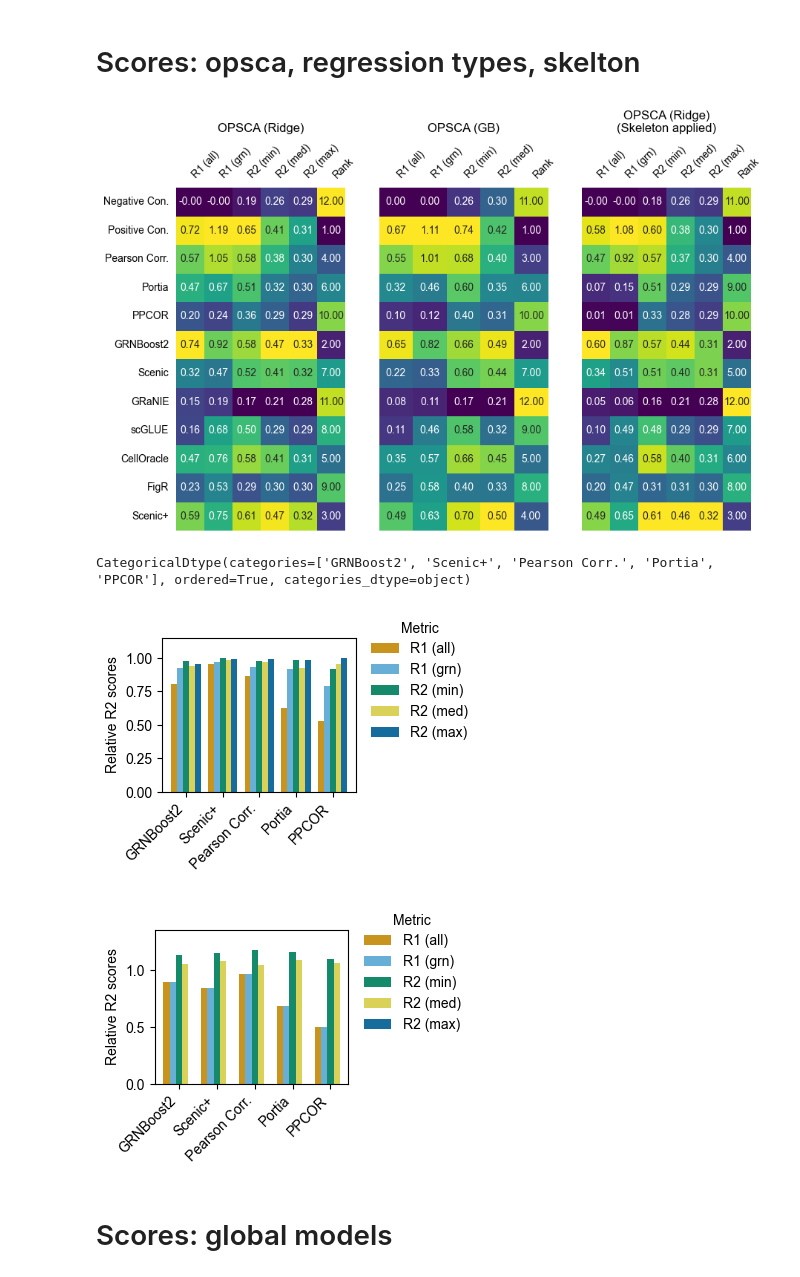
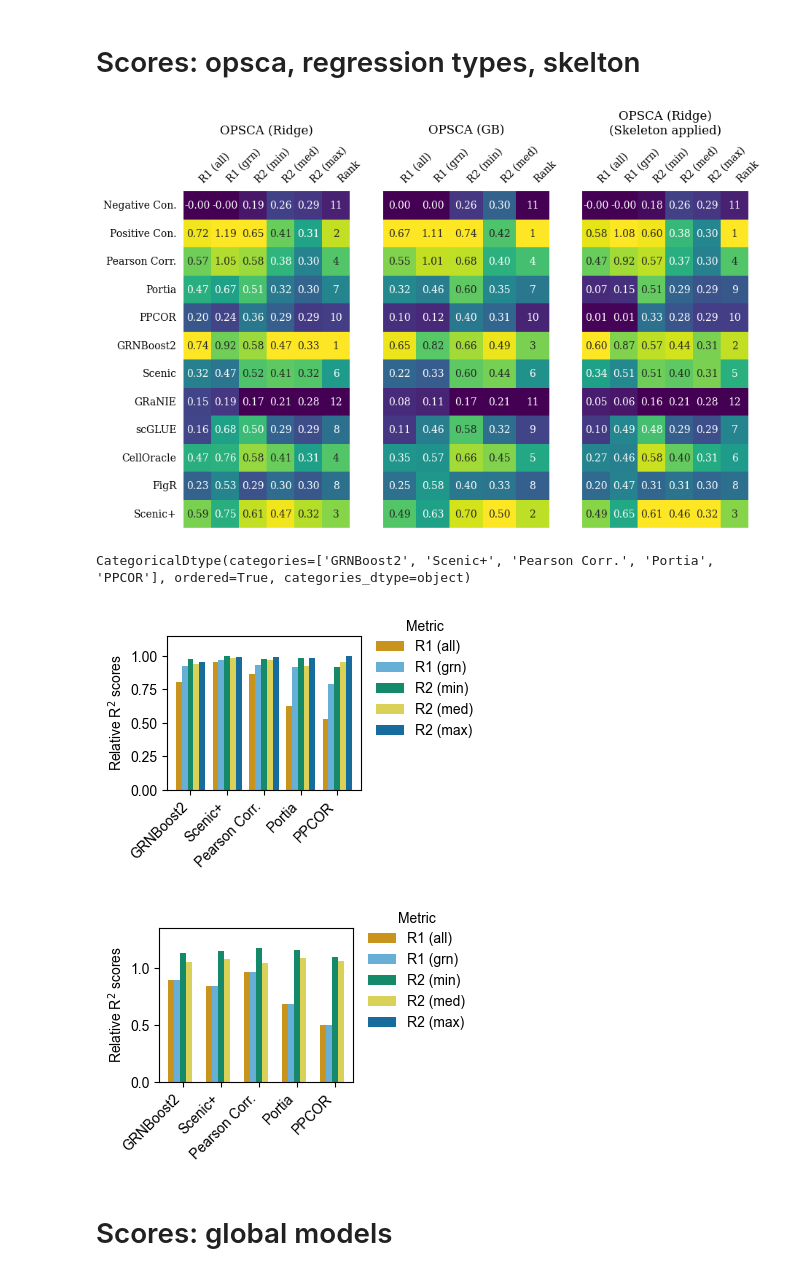
Before and after one commit to janursa/grn_benchmark, a Jupyter notebook: notebooks/process_results.ipynb, the cells around one changed output. Cells and saved outputs as stored; diff of their text form; code cells hidden in the pictures.

```diff
--- a/notebooks/process_results.ipynb
+++ b/notebooks/process_results.ipynb
@@ -230,6 +225,9 @@ def plot_heatmap(scores, ax=None, name='', fmt='0.02f', cmap="viridis"):
 
     # Normalize each column individually
     scores_normalized = scores.apply(lambda x: (x - np.nanmin(x)) / (np.nanmax(x) - np.nanmin(x)), axis=0)
+    scores_normalized = scores_normalized.round(2)
+    scores_normalized['Rank'] = scores['Rank'].max()-scores['Rank']
+    scores_normalized['Rank'] = scores_normalized['Rank']/scores_normalized['Rank'].max()
 
     # Define the color scale range for each column (0 to 1 after normalization)
     vmin = 0
@@ -238,8 +236,15 @@ def plot_heatmap(scores, ax=None, name='', fmt='0.02f', cmap="viridis"):
     # Plot the heatmap with normalized scores
     seaborn.heatmap(scores_normalized, ax=ax, square=False, cbar=False, annot=True, fmt=fmt, vmin=vmin, vmax=vmax, cmap=cmap)
     # Overlay the original (unnormalized) scores as annotations
-    for text, value in zip(ax.texts, scores.values.flatten()):
-        text.set_text(f'{value:.2f}')  # Formatting the annotation text to show the unnormalized value
+    scores['Rank'] = scores['Rank'].astype(int)
+    # print(scores['Rank'])
+    # Overlay the original (unnormalized) scores as annotations
+    for text, (i, j) in zip(ax.texts, np.ndindex(scores.shape)):
+        value = scores.iloc[i, j]
+        if isinstance(value, np.int64):  # Check if the value is an integer for 'Rank'
+            text.set_text(f'{value:d}')
+        else:
+            text.set_text(f'{value:.2f}')
 
     # Customize the axes and title
     ax.tick_params(left=False, bottom=False)
@@ -250,46 +255,37 @@ def plot_heatmap(scores, ax=None, name='', fmt='0.02f', cmap="viridis"):
     ax.xaxis.set_label_position('top')
     ax.xaxis.tick_top()
     ax.set_xticklabels(ax.get_xticklabels(), rotation=45, ha='left')
 
 fig, axes = plt.subplots(1, 3, figsize=(10, 6), sharey=True)
 dataset = 'op'
 for i, reg_type in enumerate(['ridge', 'GB']):
     scores_mat = pd.read_csv(f'{scores_dir}/{dataset}/X_norm-50000-skeleton_False-binarize_True-{reg_type}-global-False.csv', index_col=0)
     if 'collectri' in scores_mat.index:
         scores_mat = scores_mat.drop('collectri')
     scores_mat.columns = scores_mat.columns.map(surragate_names)
     scores_mat.index = scores_mat.index.map(surragate_names)
-    scores_rank = scores_mat.div(scores_mat.max(axis=0), axis=1).sum(axis=1)
-    scores_mat['Rank'] = scores_rank.rank(ascending=False)
+    scores_rank = scores_mat.rank(ascending=False).mean(axis=1)
+    scores_mat['Rank'] = scores_rank.rank(ascending=True).astype(int)
+
 
     ax = axes[i]
     plot_heatmap(scores_mat, name='', ax=ax, cmap="viridis")
     ax.set_title(f"{surragate_names[dataset]} ({reg_type.capitalize() if not reg_type.isupper() else reg_type})", pad=10, fontsize=12)
-
-# scores_mat = pd.read_csv(f'{scores_dir}/{dataset}/X_norm-50000-skeleton_False-binarize_False-ridge-global-False.csv', index_col=0)
-# scores_mat.columns = scores_mat.columns.map(surragate_names)
-# scores_mat.index = scores_mat.index.map(surragate_names)
-# scores_rank = scores_mat.div(scores_mat.max(axis=0), axis=1).sum(axis=1)
-# scores_mat['Rank'] = scores_rank.rank(ascending=False)
-
-# ax = axes[2]
-# plot_heatmap(scores_mat, name='', ax=ax, cmap="viridis")
-# ax.set_title(f"{surragate_names[dataset]} (Ridge)\n(Not binarized)", pad=10, fontsize=12, fontweight='bold')
 
 scores_mat_skeleton = pd.read_csv(f'{scores_dir}/{dataset}/X_norm-50000-skeleton_True-binarize_False-ridge-global-False.csv', index_col=0)
 scores_mat_skeleton.columns = scores_mat_skeleton.columns.map(surragate_names)
 scores_mat_skeleton.index = scores_mat_skeleton.index.map(surragate_names)
 
 scores_rank = scores_mat_skeleton.div(scores_mat_skeleton.max(axis=0), axis=1).sum(axis=1)
 scores_mat_skeleton['Rank'] = scores_rank.rank(ascending=False)
 
 ax = axes[2]
 plot_heatmap(scores_mat_skeleton, name='SLA normalization', ax=ax, cmap="viridis")
 ax.set_title(f"{surragate_names[dataset]} (Ridge)\n(Skeleton applied)", pad=10, fontsize=12)
 # fig.suptitle('(A) Regression scores (ridge)', y=1.2, fontsize=12, fontweight='bold')
 fig.savefig(f"{results_folder}/figs/evaluation_scores_opsca.png", dpi=300, transparent=True, bbox_inches='tight')
 # %% [output]
-[figure, old version]
+[figure, new version]
 # %%
 category_order
 # %% [output]
@@ -317,7 +313,7 @@ def plot_skeleton_vs_nonskeleton(ax):
 
     ax.set_xticklabels(ax.get_xticklabels(), rotation=45, ha='right')
     ax.set_xlabel('')
-    ax.set_ylabel('Relative R2 scores')
+    ax.set_ylabel(r'Relative R$^2$ scores')
     # ax.set_yscale('log')
 
     # Adjust margins and layout for the plot
@@ -330,7 +326,7 @@ fig, ax = plt.subplots(1, 1, figsize=(2.5, 2), sharey=False)
 plot_skeleton_vs_nonskeleton(ax)
 fig.savefig(f"{results_folder}/figs/skelton_guided_barplot.png", dpi=300, transparent=True, bbox_inches='tight')
 # %% [output]
-[figure, old version]
+[figure, new version]
 # %%
 # - GB vs ridge
 scores_mat_ridge = pd.read_csv(f'{scores_dir}/{dataset}/X_norm-50000-skeleton_False-binarize_True-ridge-global-False.csv', index_col=0)
@@ -349,7 +345,7 @@ def plot_gb_vs_ridge(ax):
 
     ax.set_xticklabels(ax.get_xticklabels(), rotation=45, ha='right')
     ax.set_xlabel('')
-    ax.set_ylabel('Relative R2 scores')
+    ax.set_ylabel(r'Relative R$^2$ scores')
     # ax.set_yscale('log')
 
     # Adjust margins and layout for the plot
@@ -362,7 +358,7 @@ fig, ax = plt.subplots(1, 1, figsize=(2.5, 2), sharey=False)
 plot_gb_vs_ridge(ax)
 fig.savefig(f"{results_folder}/figs/gb_vs_ridge.png", dpi=300, transparent=True, bbox_inches='tight')
 # %% [output]
-[figure, old version]
+[figure, new version]
 # %% [markdown]
 # Scores: global models
 # %%
```
Also changed, not shown: parts of 8 cells of this notebook, 9 other files.
